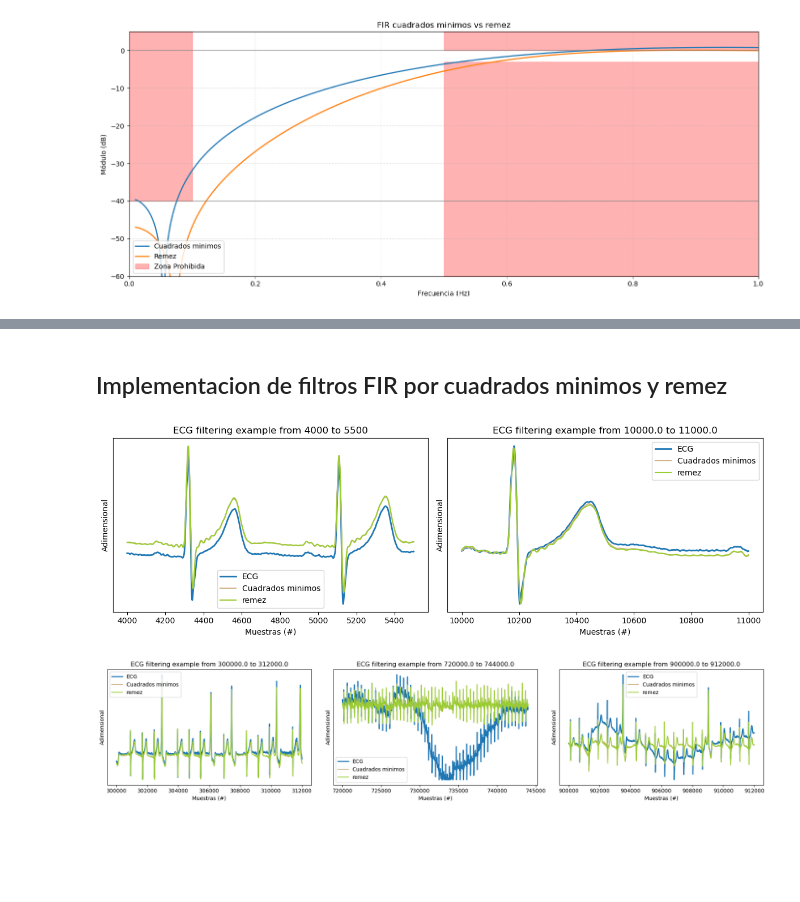
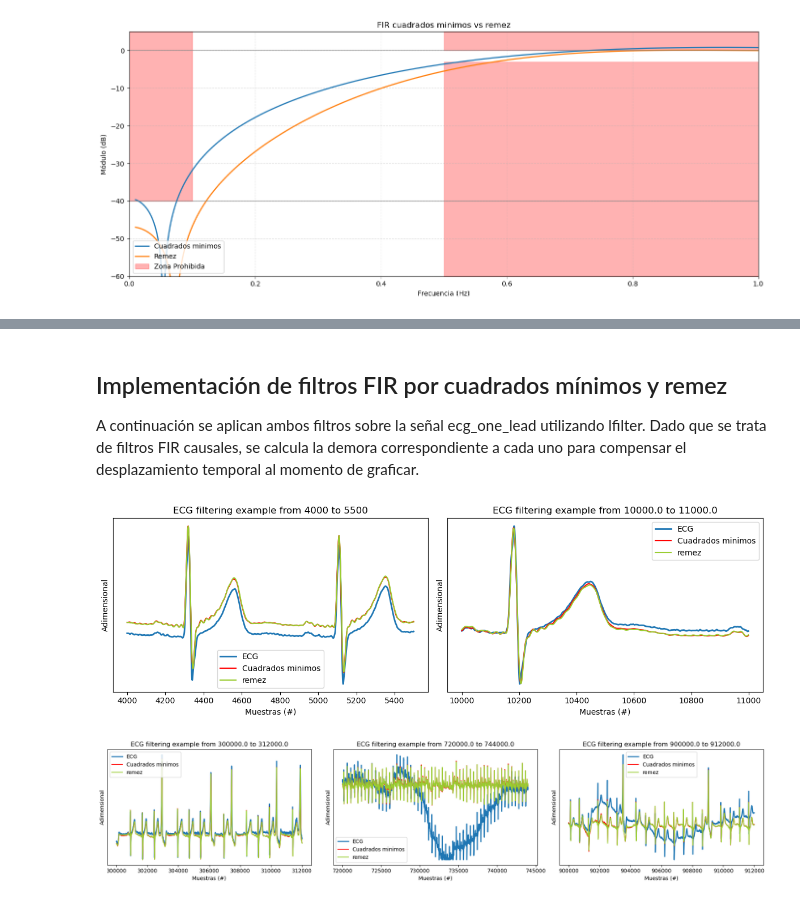
Before and after one commit to moradelacorte/APS, a Jupyter notebook: Mis_trabajos/TS7.ipynb, the cells around one changed output, grey strips where cells are left out. Drawn from its saved outputs; the diff is of its cells as text; code cells hidden in the pictures; blank space fills up the shorter version.

```diff
--- a/Mis_trabajos/TS7.ipynb
+++ b/Mis_trabajos/TS7.ipynb
@@ -684,5 +737,7 @@ Para estos casos tambien fue necesario modificar los valores de ws1,ws2 y wp2 co
 # %% [markdown]
-## Implementacion de filtros FIR por cuadrados minimos y remez
+## Implementación de filtros FIR por cuadrados mínimos y remez
+
+A continuación se aplican ambos filtros sobre la señal ecg_one_lead utilizando lfilter. Dado que se trata de filtros FIR causales, se calcula la demora correspondiente a cada uno para compensar el desplazamiento temporal al momento de graficar.
 # %%
 ecg_firls = sig.lfilter(h_firls, 1, ecg_one_lead)
 ecg_remez = sig.lfilter(h_remez, 1, ecg_one_lead)
@@ -691,35 +746,35 @@ demora_firls = (numtaps - 1)//2
 demora_remez = (numtaps_remez - 1)//2
 
 # Regiones de interés sin ruido
 regs_interes = (
         [4000, 5500], # muestras
         [10e3, 11e3], # muestras
         )
 
 fig, axes = plt.subplots(1, len(regs_interes), figsize=(6 * len(regs_interes), 4))
 
 if len(regs_interes) == 1:
     axes = [axes]
 
 for ax, ii in zip(axes, regs_interes):
 
     # intervalo limitado de 0 a cant_muestras
     zoom_region = np.arange(np.max([0, ii[0]]), np.min([N, ii[1]]), dtype='uint')
 
     ax.plot(zoom_region, ecg_one_lead[zoom_region], label='ECG', linewidth=2)
-    ax.plot(zoom_region, ecg_firls[zoom_region + demora_firls], label='Cuadrados minimos', color='tan')
+    ax.plot(zoom_region, ecg_firls[zoom_region + demora_firls], label='Cuadrados minimos', color='red')
     ax.plot(zoom_region, ecg_remez[zoom_region + demora_remez], label='remez', color='yellowgreen')
 
     ax.set_title('ECG filtering example from ' + str(ii[0]) + ' to ' + str(ii[1]))
     ax.set_ylabel('Adimensional')
     ax.set_xlabel('Muestras (#)')
     ax.legend()
     ax.set_yticks(())
 
 plt.tight_layout()
 plt.show()
 # %% [output]
-[figure, old version]
+[figure, new version]
 # %%
 # Regiones de interés con ruido
 regs_interes = (
@@ -739,7 +794,7 @@ for ax, ii in zip(axes, regs_interes):
     zoom_region = np.arange(np.max([0, ii[0]]), np.min([N, ii[1]]), dtype='uint')
 
     ax.plot(zoom_region, ecg_one_lead[zoom_region], label='ECG', linewidth=2)
-    ax.plot(zoom_region, ecg_firls[zoom_region + demora_firls], label='Cuadrados minimos', color='tan')
+    ax.plot(zoom_region, ecg_firls[zoom_region + demora_firls], label='Cuadrados minimos', color='red')
     ax.plot(zoom_region, ecg_remez[zoom_region + demora_remez], label='remez', color='yellowgreen')
 
     ax.set_title('ECG filtering example from ' + str(ii[0]) + ' to ' + str(ii[1]))
@@ -751,5 +806,5 @@ for ax, ii in zip(axes, regs_interes):
 plt.tight_layout()
 plt.show()
 # %% [output]
-[figure, old version]
+[figure, new version]
 # %% [markdown]
```
Also changed, not shown: parts of 18 cells of this notebook.
